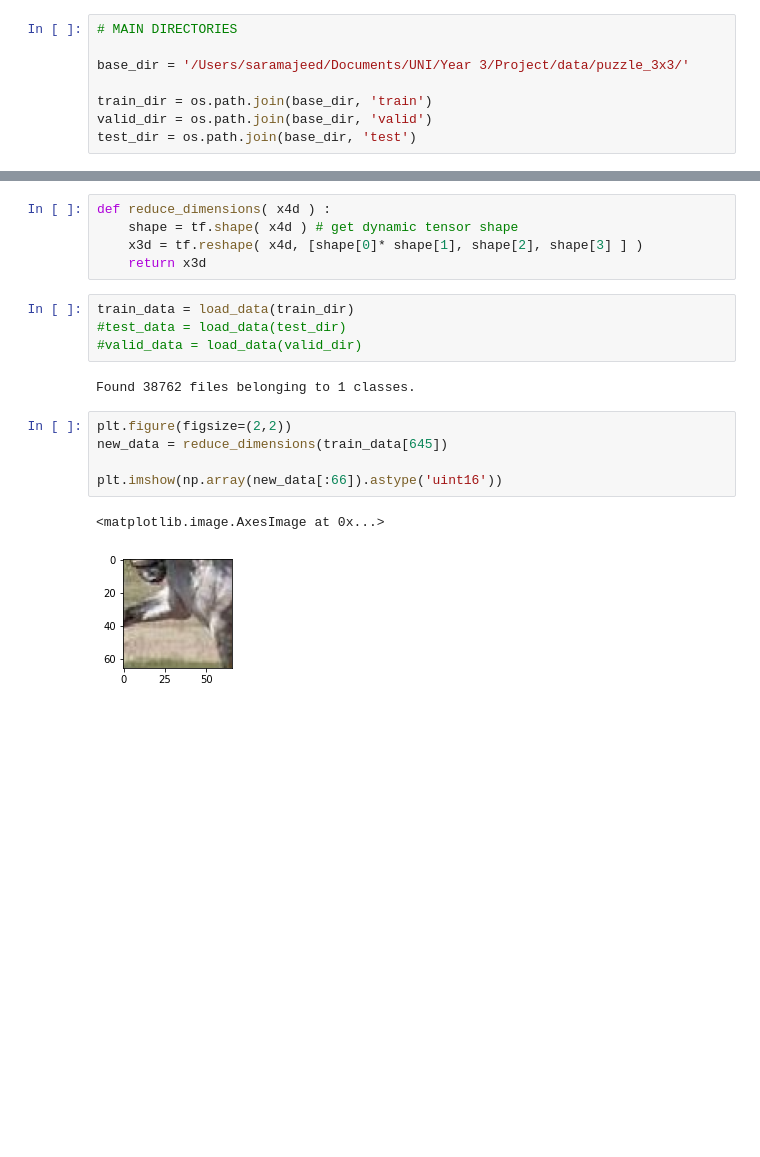
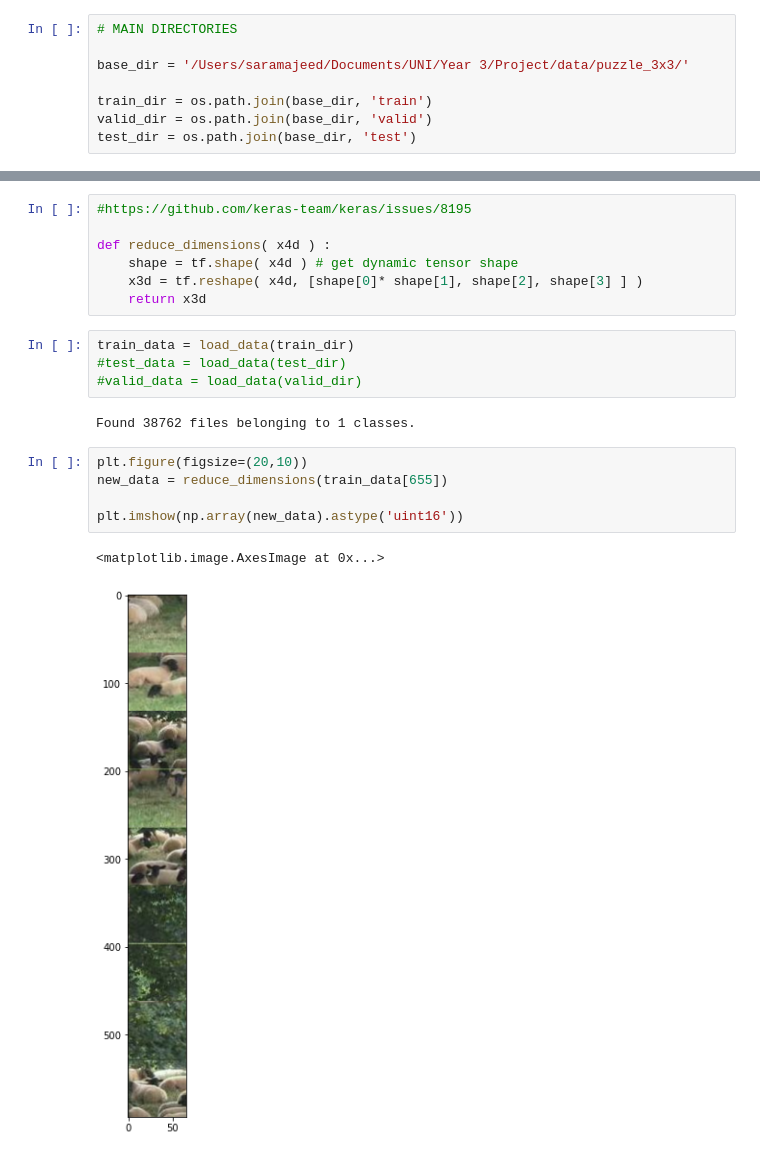
Before and after one commit to SaraMajeed/ComputingProject, a Jupyter notebook: loadAndExtractPieces.ipynb, the cells around one changed output, grey strips where cells are left out. Drawn from its saved outputs; the diff is of its cells as text; blank space fills up the shorter version.

```diff
--- a/loadAndExtractPieces.ipynb
+++ b/loadAndExtractPieces.ipynb
@@ -50,6 +54,8 @@ def load_data(path):
 
     return tiles
 # %%
+#https://github.com/keras-team/keras/issues/8195
+
 def reduce_dimensions( x4d ) :
     shape = tf.shape( x4d ) # get dynamic tensor shape
     x3d = tf.reshape( x4d, [shape[0]* shape[1], shape[2], shape[3] ] )
@@ -61,10 +67,10 @@ train_data = load_data(train_dir)
 # %% [output]
 Found 38762 files belonging to 1 classes.
 # %%
-plt.figure(figsize=(2,2))
-new_data = reduce_dimensions(train_data[645])
+plt.figure(figsize=(20,10))
+new_data = reduce_dimensions(train_data[655])
 
-plt.imshow(np.array(new_data[:66]).astype('uint16'))
+plt.imshow(np.array(new_data).astype('uint16'))
 # %% [output]
 <matplotlib.image.AxesImage at 0x...>
-[figure, old version]
+[figure, new version]
```
Also changed, not shown: parts of 2 cells of this notebook.
